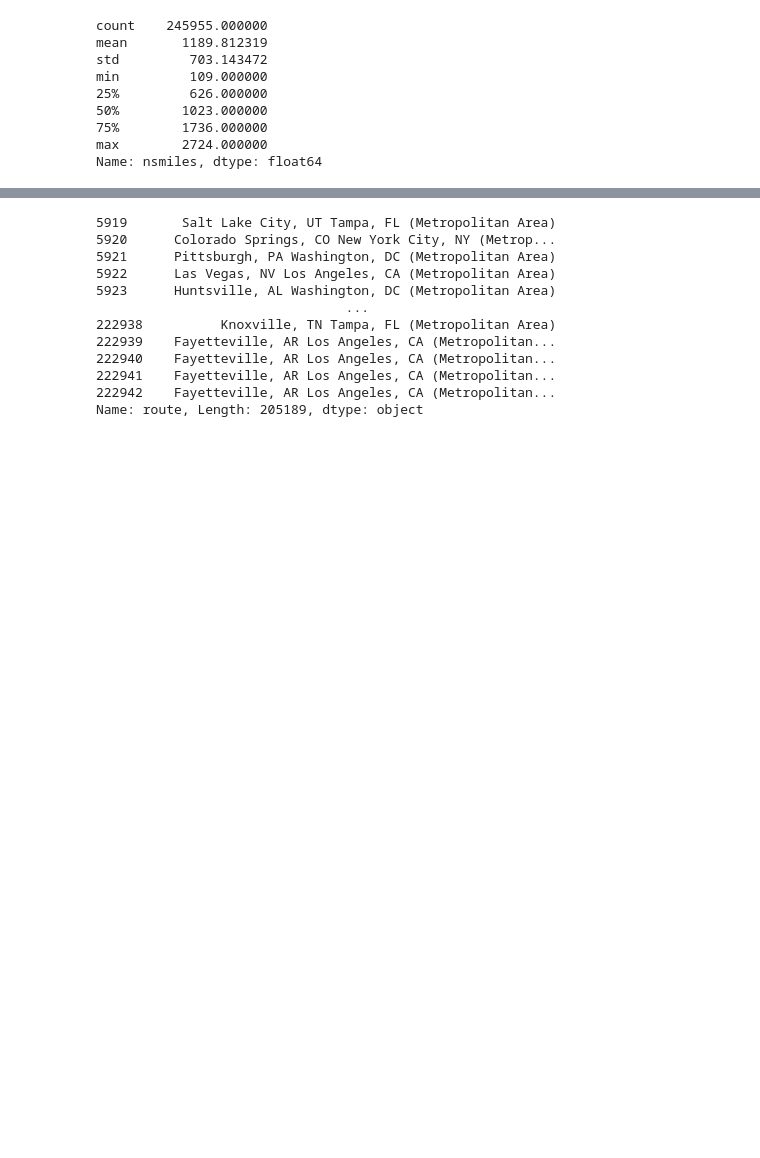
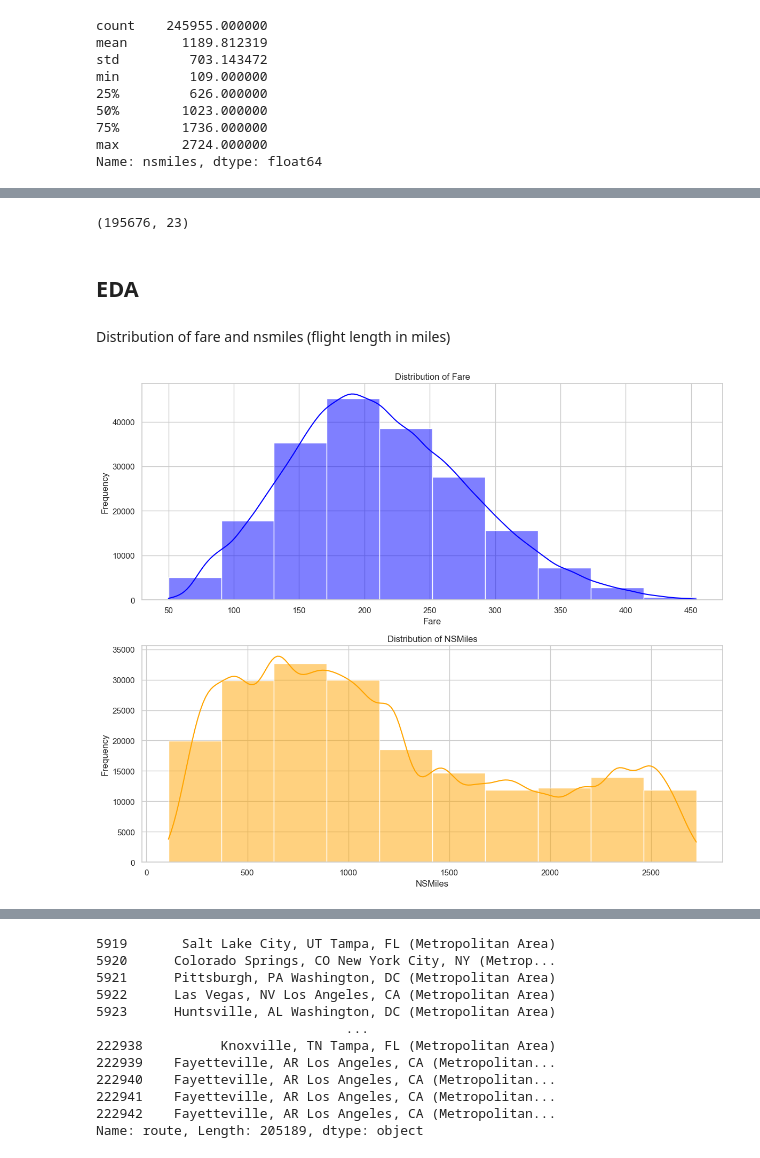
Before and after one commit to lcbean/flight-price-model, a Jupyter notebook: main.ipynb, the cells around one changed output, grey strips where cells are left out. Drawn from its saved outputs; the diff is of its cells as text; code cells hidden in the pictures; blank space fills up the shorter version.

```diff
--- a/main.ipynb
+++ b/main.ipynb
@@ -168,0 +292,34 @@ df[df.duplicated()].head()
+# %%
+# remove outliers
+df = df[~outlier_condition]
+# %%
+df.shape
+# %% [output]
+(195676, 23)
+# %% [markdown]
+## EDA
+# %% [markdown]
+Distribution of fare and nsmiles (flight length in miles)
+# %%
+sns.set(style="whitegrid")
+
+fig, axes = plt.pyplot.subplots(2, 1, figsize=(12, 10))
+
+# histogram for fare
+
+sns.histplot(df['fare'], bins=10, kde=True, ax=axes[0], color='blue')
+axes[0].set_title('Distribution of Fare')
+axes[0].set_xlabel('Fare')
+axes[0].set_ylabel('Frequency')
+
+# histogram for nsmiles
+sns.histplot(df['nsmiles'], bins=10, kde=True, ax=axes[1], color='orange')
+axes[1].set_title('Distribution of NSMiles')
+axes[1].set_xlabel('NSMiles')
+axes[1].set_ylabel('Frequency')
+
+# adjust layout
+plt.pyplot.tight_layout()
+plt.pyplot.show()
+# %% [output]
+[figure, added]
```
Also changed, not shown: parts of 42 cells of this notebook.
